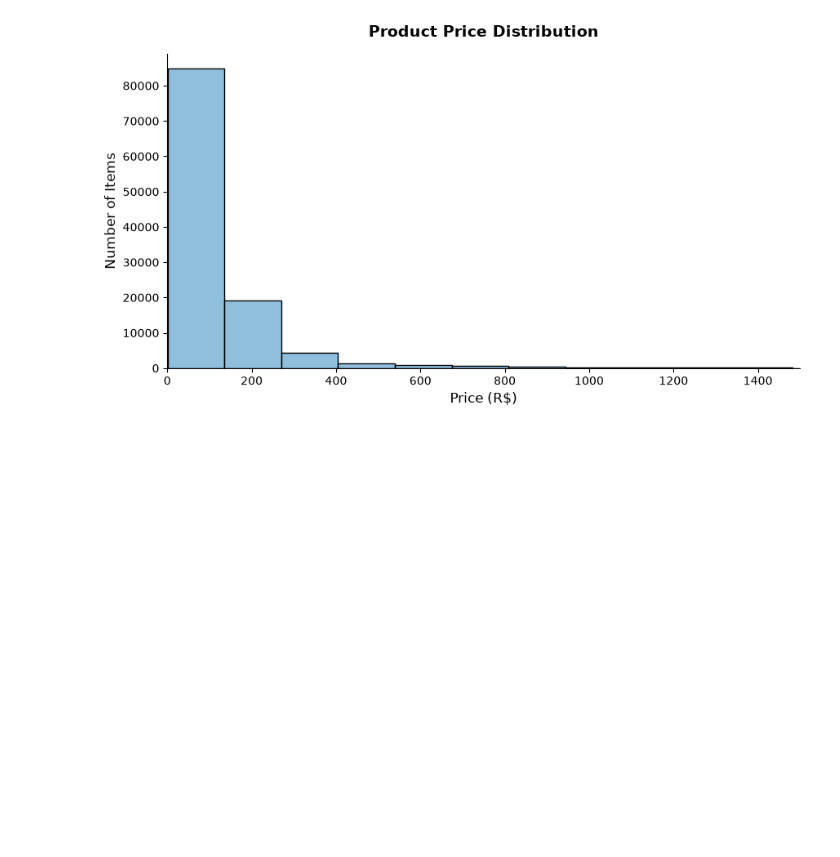
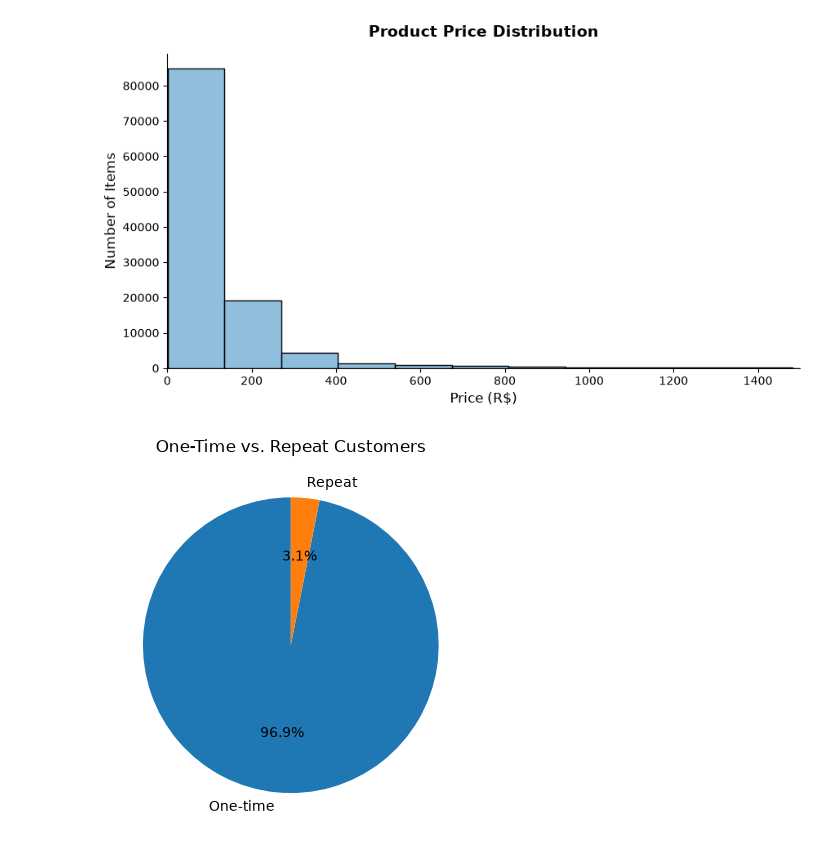
Before and after one commit to kristinamakarin/Olist_Ecommerce_Analysis, a Jupyter notebook: project_python/1_EDA_intro.ipynb, the cells around one changed output. Saved outputs shown, nothing was run; the diff lists cells and outputs as text; code cells hidden in the pictures; blank space fills up the shorter version.

Commit message:
Update EDA intro, add One-Time vs. Repeat Customers

```diff
--- a/project_python/1_EDA_intro.ipynb
+++ b/project_python/1_EDA_intro.ipynb
@@ -24,18 +24,22 @@ category_translation = pd.read_csv('../csv_files/product_category_name_translati
 #reviews.info()
 #payments.isnull().sum()
 
-
-#Data cleanup:
-# - Convert job_posted_date from string to datetime.
+#Data cleanup: Convert all relevant date/time columns to datetime format
 
 order_items['shipping_limit_date'] = pd.to_datetime(order_items['shipping_limit_date'])
-orders['order_purchase_timestamp'] = pd.to_datetime(orders['order_purchase_timestamp'])
-orders['order_approved_at'] = pd.to_datetime(orders['order_approved_at'])
-orders['order_delivered_carrier_date'] = pd.to_datetime(orders['order_delivered_carrier_date'])
-orders['order_delivered_customer_date'] = pd.to_datetime(orders['order_delivered_customer_date'])
-orders['order_estimated_delivery_date'] = pd.to_datetime(orders['order_estimated_delivery_date'])
 reviews['review_creation_date'] = pd.to_datetime(reviews['review_creation_date'])
 reviews['review_answer_timestamp'] = pd.to_datetime(reviews['review_answer_timestamp'])
+
+date_columns = [
+    'order_purchase_timestamp',
+    'order_approved_at',
+    'order_delivered_carrier_date',
+    'order_delivered_customer_date',
+    'order_estimated_delivery_date'
+]
+
+for col in date_columns:
+    orders[col] = pd.to_datetime(orders[col])
 # %%
 plt.figure(figsize=(10,5))
 sns.histplot(data=order_items['price'], bins=50, color="#6baad4", edgecolor='black')
@@ -48,3 +52,20 @@ plt.xlim(0, 1500)
 plt.show()
 # %% [output]
 [figure]
+# %%
+orders_per_customer = (
+    orders.merge(customers[['customer_id', 'customer_unique_id']], on='customer_id')
+    .groupby('customer_unique_id')['order_id'].nunique()
+)
+
+repeat_counts = pd.Series({
+    'One-time': (orders_per_customer == 1).sum(),
+    'Repeat': (orders_per_customer > 1).sum(),
+})
+
+fig, ax = plt.subplots()
+ax.pie(repeat_counts, labels=repeat_counts.index, autopct='%1.1f%%', startangle=90, wedgeprops={'edgecolor': 'white'})
+ax.set_title('One-Time vs. Repeat Customers')
+plt.show()
+# %% [output]
+[figure, added]
```
